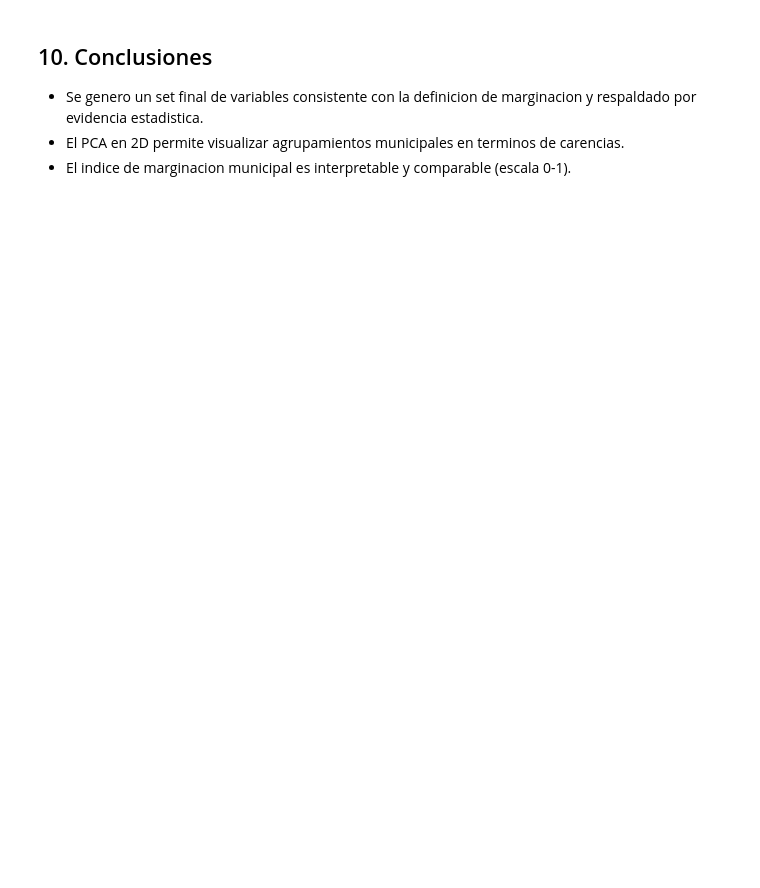
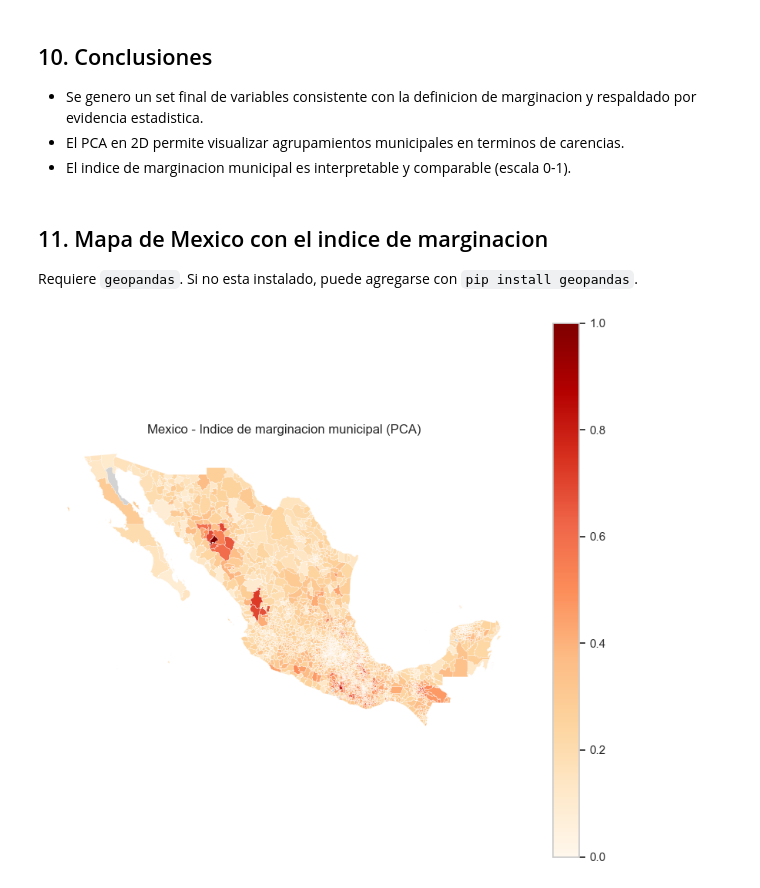
Before and after one commit to Betorcido/CDD_practica1_m3, a Jupyter notebook: g33_m3p1_eq5_notebook_vdmc.ipynb, the cells around one changed output. Saved outputs shown, nothing was run; the diff lists cells and outputs as text; code cells hidden in the pictures; blank space fills up the shorter version.

```diff
--- a/g33_m3p1_eq5_notebook_vdmc.ipynb
+++ b/g33_m3p1_eq5_notebook_vdmc.ipynb
@@ -622,3 +844,49 @@ print(f'Archivo generado: {out_path}')
 - Se genero un set final de variables consistente con la definicion de marginacion y respaldado por evidencia estadistica.
 - El PCA en 2D permite visualizar agrupamientos municipales en terminos de carencias.
 - El indice de marginacion municipal es interpretable y comparable (escala 0-1).
+# %% [markdown]
+## 11. Mapa de Mexico con el indice de marginacion
+
+Requiere `geopandas`. Si no esta instalado, puede agregarse con `pip install geopandas`.
+# %%
+# Mapa nacional (municipios) con el indice generado
+try:
+    import geopandas as gpd
+except ImportError:
+    raise ImportError('Se requiere geopandas para leer el SHP. Instala con: pip install geopandas')
+
+shp_path = 'data/mun22gw/mun22gw.shp'
+gdf = gpd.read_file(shp_path)
+
+# Normalizamos claves de union
+if 'CVE_ENT' in gdf.columns and 'CVE_MUN' in gdf.columns:
+    gdf['CVE_ENT'] = gdf['CVE_ENT'].astype(str).str.zfill(2)
+    gdf['CVE_MUN'] = gdf['CVE_MUN'].astype(str).str.zfill(3)
+else:
+    print('Columnas disponibles en el SHP:', gdf.columns.tolist())
+    raise KeyError('No se encontraron columnas CVE_ENT y CVE_MUN en el SHP.')
+
+indice_df['CVE_ENT'] = indice_df['ENTIDAD'].astype(int).astype(str).str.zfill(2)
+indice_df['CVE_MUN'] = indice_df['MUN'].astype(int).astype(str).str.zfill(3)
+
+# Merge nacional
+mex = gdf.merge(
+    indice_df[['CVE_ENT', 'CVE_MUN', 'indice_marginacion']],
+    on=['CVE_ENT', 'CVE_MUN'],
+    how='left'
+)
+
+ax = mex.plot(
+    column='indice_marginacion',
+    cmap='OrRd',
+    legend=True,
+    figsize=(10, 9),
+    edgecolor='white',
+    linewidth=0.2,
+    missing_kwds={'color': 'lightgrey', 'label': 'Sin dato'}
+)
+ax.set_title('Mexico - Indice de marginacion municipal (PCA)')
+ax.axis('off')
+plt.show()
+# %% [output]
+[figure, added]
```
Also changed, not shown: parts of 28 cells of this notebook.
